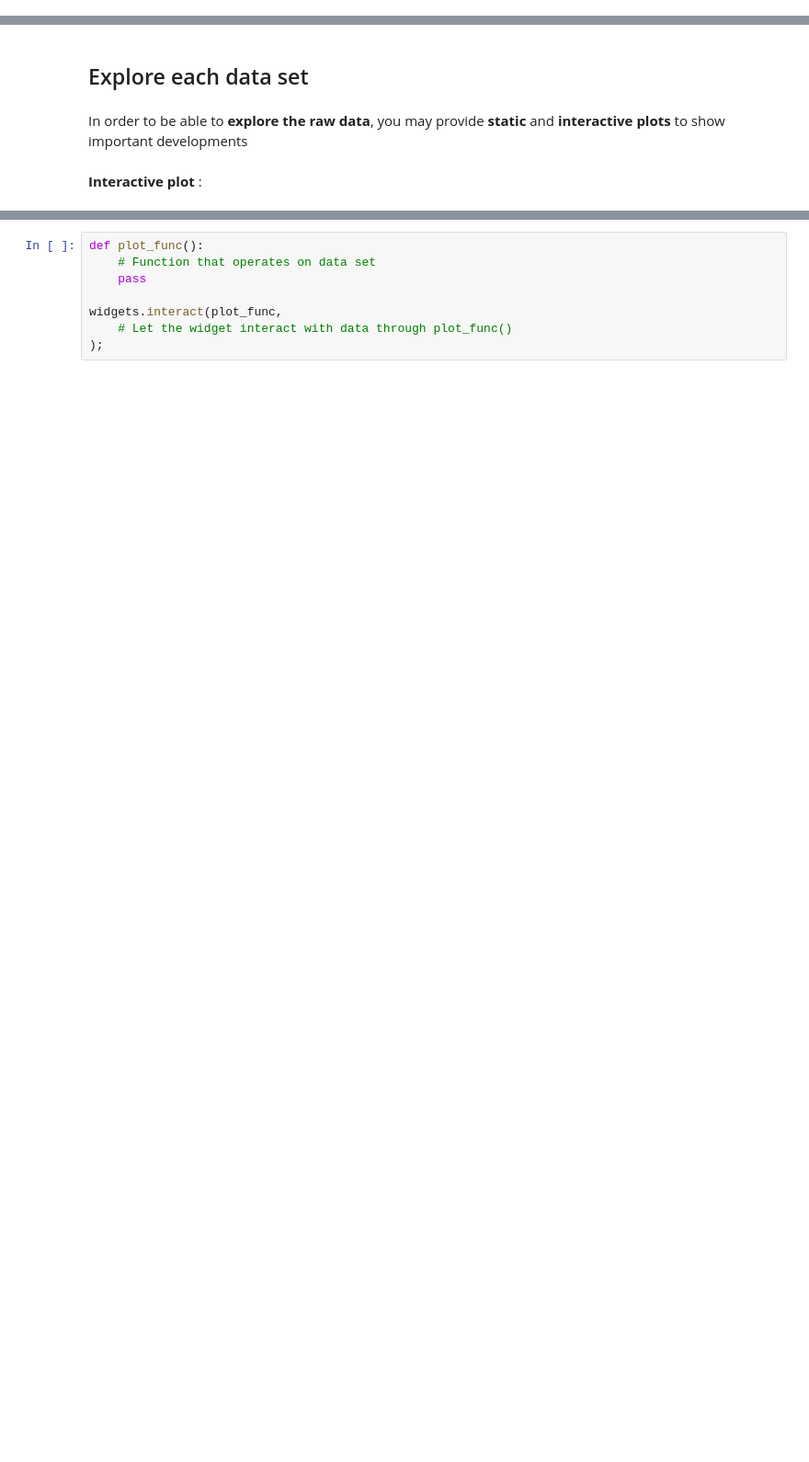
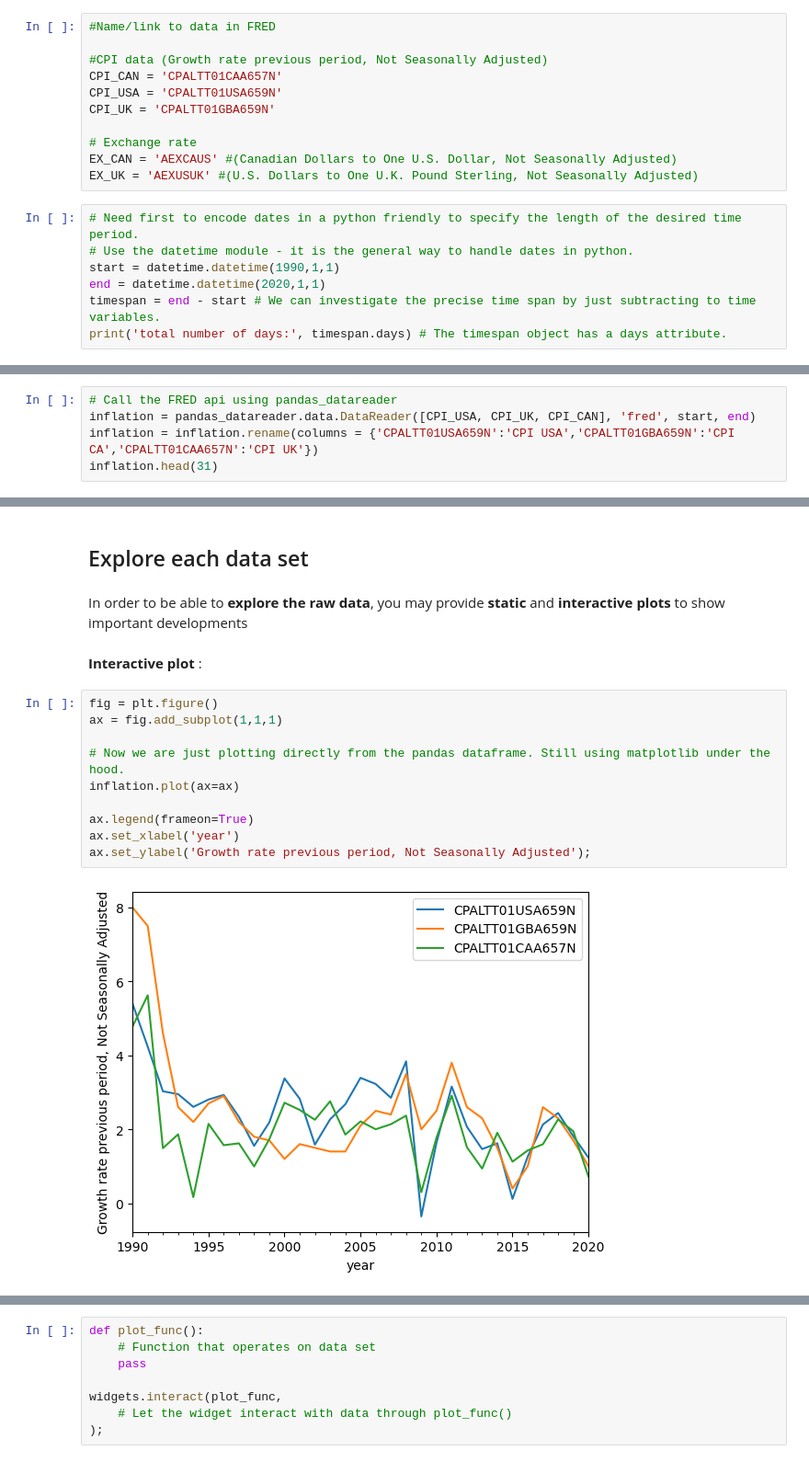
Before and after one commit to NumEconCopenhagen/projects-2024-kbh-herning, a Jupyter notebook: dataproject/dataproject.ipynb, the cells around one changed output, grey strips where cells are left out. Shown at 92% size. Saved outputs shown, nothing was run; the diff lists cells and outputs as text; blank space fills up the shorter version.

Commit message:
start data project

```diff
--- a/dataproject/dataproject.ipynb
+++ b/dataproject/dataproject.ipynb
@@ -24,3 +46,21 @@ import dataproject
 # Read and clean data
 # %% [markdown]
 Import your data, either through an API or manually, and load it.
+# %%
+#Name/link to data in FRED
+
+#CPI data (Growth rate previous period, Not Seasonally Adjusted)
+CPI_CAN = 'CPALTT01CAA657N'
+CPI_USA = 'CPALTT01USA659N'
+CPI_UK = 'CPALTT01GBA659N'
+
+# Exchange rate
+EX_CAN = 'AEXCAUS' #(Canadian Dollars to One U.S. Dollar, Not Seasonally Adjusted)
+EX_UK = 'AEXUSUK' #(U.S. Dollars to One U.K. Pound Sterling, Not Seasonally Adjusted)
+# %%
+# Need first to encode dates in a python friendly to specify the length of the desired time period.
+# Use the datetime module - it is the general way to handle dates in python.
+start = datetime.datetime(1990,1,1)
+end = datetime.datetime(2020,1,1)
+timespan = end - start # We can investigate the precise time span by just subtracting to time variables.
+print('total number of days:', timespan.days) # The timespan object has a days attribute.
@@ -26,0 +69,5 @@ Import your data, either through an API or manually, and load it.
+# %%
+# Call the FRED api using pandas_datareader
+inflation = pandas_datareader.data.DataReader([CPI_USA, CPI_UK, CPI_CAN], 'fred', start, end)
+inflation = inflation.rename(columns = {'CPALTT01USA659N':'CPI USA','CPALTT01GBA659N':'CPI CA','CPALTT01CAA657N':'CPI UK'})
+inflation.head(31)
@@ -30,3 +119,15 @@ Import your data, either through an API or manually, and load it.
 In order to be able to **explore the raw data**, you may provide **static** and **interactive plots** to show important developments
 # %% [markdown]
 **Interactive plot** :
+# %%
+fig = plt.figure()
+ax = fig.add_subplot(1,1,1)
+
+# Now we are just plotting directly from the pandas dataframe. Still using matplotlib under the hood.
+inflation.plot(ax=ax)
+
+ax.legend(frameon=True)
+ax.set_xlabel('year')
+ax.set_ylabel('Growth rate previous period, Not Seasonally Adjusted');
+# %% [output]
+[figure, added]
```
Also changed, not shown: parts of 7 cells of this notebook.
